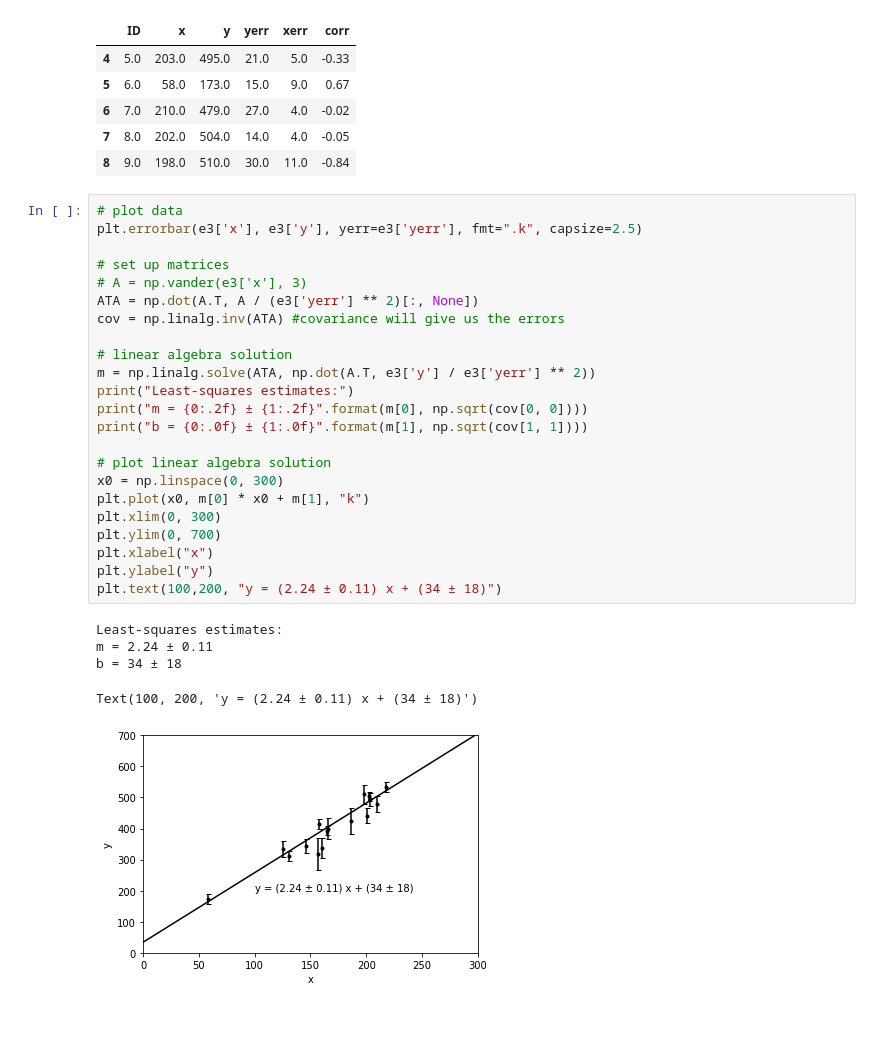
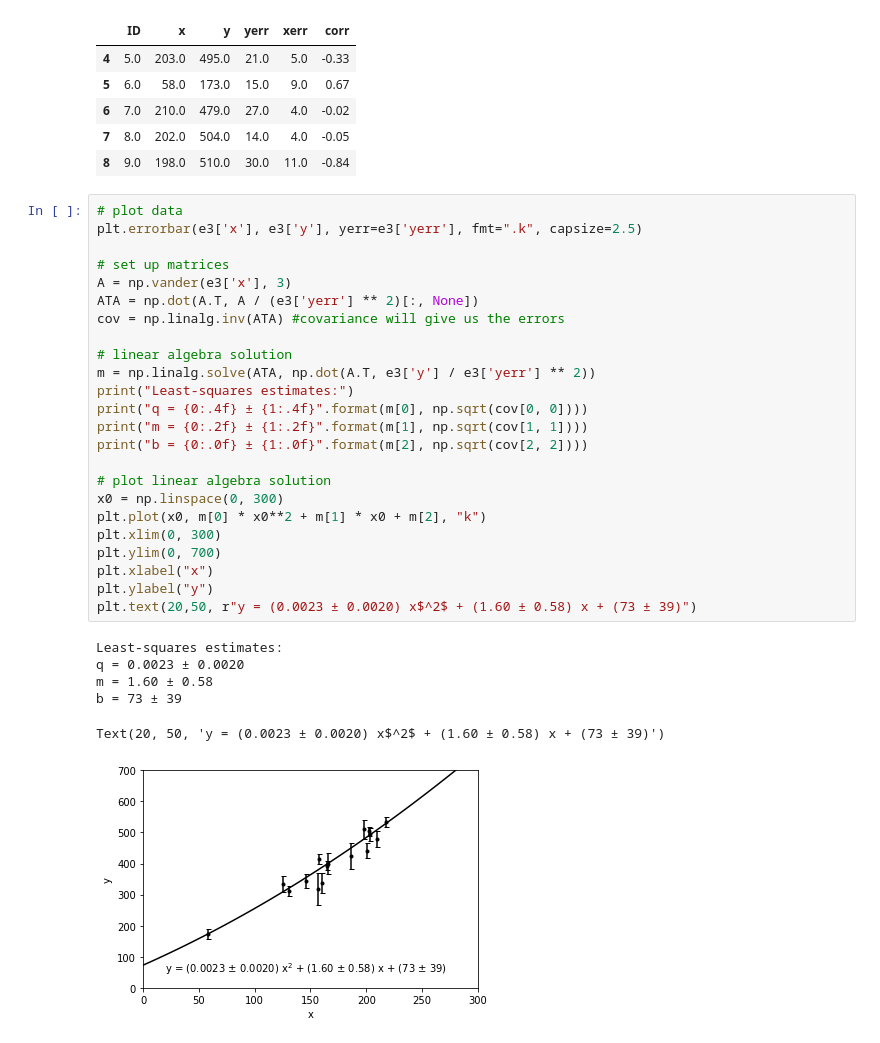
Before and after one commit to nkorzounUD/DSPS_NKorzoun, a Jupyter notebook: HW5/fitmodeltodata.ipynb, the cells around one changed output. Drawn from its saved outputs; the diff is of its cells as text.

```diff
--- a/HW5/fitmodeltodata.ipynb
+++ b/HW5/fitmodeltodata.ipynb
@@ -148,29 +161,31 @@ e3.head()
 # %%
 # plot data
 plt.errorbar(e3['x'], e3['y'], yerr=e3['yerr'], fmt=".k", capsize=2.5)
 
 # set up matrices
-# A = np.vander(e3['x'], 3)
+A = np.vander(e3['x'], 3)
 ATA = np.dot(A.T, A / (e3['yerr'] ** 2)[:, None])
 cov = np.linalg.inv(ATA) #covariance will give us the errors
 
 # linear algebra solution
 m = np.linalg.solve(ATA, np.dot(A.T, e3['y'] / e3['yerr'] ** 2))
 print("Least-squares estimates:")
-print("m = {0:.2f} ± {1:.2f}".format(m[0], np.sqrt(cov[0, 0])))
-print("b = {0:.0f} ± {1:.0f}".format(m[1], np.sqrt(cov[1, 1])))
+print("q = {0:.4f} ± {1:.4f}".format(m[0], np.sqrt(cov[0, 0])))
+print("m = {0:.2f} ± {1:.2f}".format(m[1], np.sqrt(cov[1, 1])))
+print("b = {0:.0f} ± {1:.0f}".format(m[2], np.sqrt(cov[2, 2])))
 
 # plot linear algebra solution
 x0 = np.linspace(0, 300)
-plt.plot(x0, m[0] * x0 + m[1], "k")
+plt.plot(x0, m[0] * x0**2 + m[1] * x0 + m[2], "k")
 plt.xlim(0, 300)
 plt.ylim(0, 700)
 plt.xlabel("x")
 plt.ylabel("y")
-plt.text(100,200, "y = (2.24 ± 0.11) x + (34 ± 18)")
+plt.text(20,50, r"y = (0.0023 ± 0.0020) x$^2$ + (1.60 ± 0.58) x + (73 ± 39)")
 # %% [output]
 Least-squares estimates:
-m = 2.24 ± 0.11
-b = 34 ± 18
+q = 0.0023 ± 0.0020
+m = 1.60 ± 0.58
+b = 73 ± 39
-Text(100, 200, 'y = (2.24 ± 0.11) x + (34 ± 18)')
+Text(20, 50, 'y = (0.0023 ± 0.0020) x$^2$ + (1.60 ± 0.58) x + (73 ± 39)')
-[figure, old version]
+[figure, new version]
```
Also changed, not shown: parts of 9 cells of this notebook, 1 other file.
